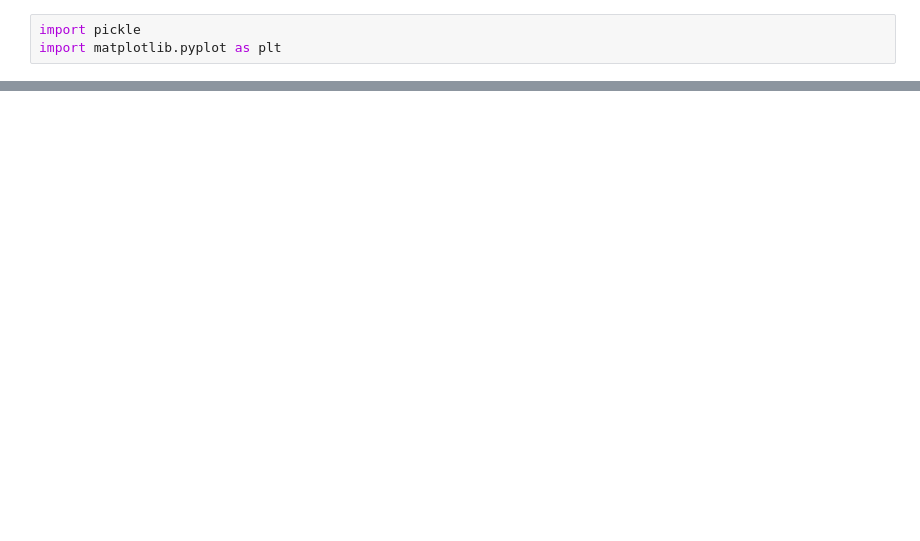
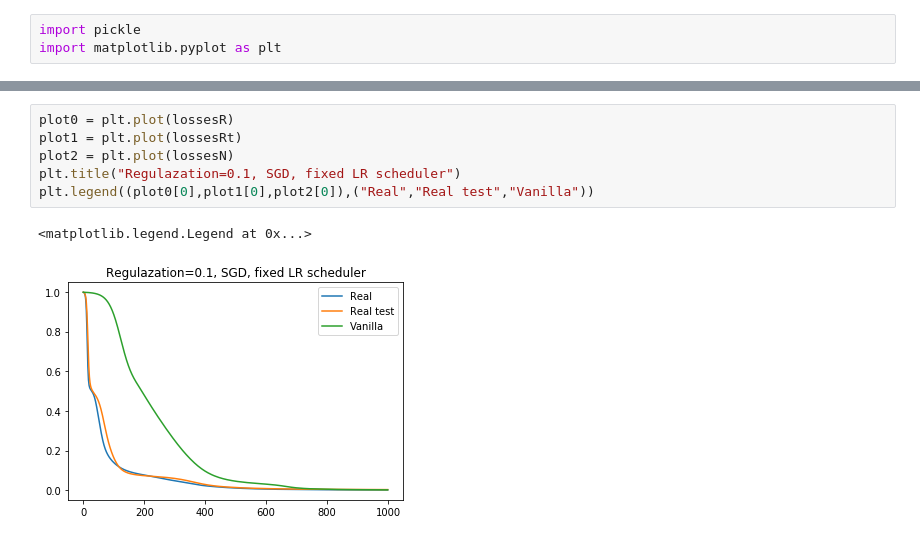
Before and after one commit to Miatto-research-group/Poenta, a Jupyter notebook: Untitled1.ipynb, the cells around one changed output, grey strips where cells are left out. Cells and saved outputs as stored; diff of their text form; blank space fills up the shorter version.

```diff
--- a/Untitled1.ipynb
+++ b/Untitled1.ipynb
@@ -23,0 +38,9 @@ plt.legend((plot0[0],plot1[0],plot2[0]),("adam Real","adam complex","adam nature
+# %%
+plot0 = plt.plot(lossesR)
+plot1 = plt.plot(lossesRt)
+plot2 = plt.plot(lossesN)
+plt.title("Regulazation=0.1, SGD, fixed LR scheduler")
+plt.legend((plot0[0],plot1[0],plot2[0]),("Real","Real test","Vanilla"))
+# %% [output]
+<matplotlib.legend.Legend at 0x...>
+[figure, added]
```
Also changed, not shown: parts of 7 cells of this notebook, 13 other files.
